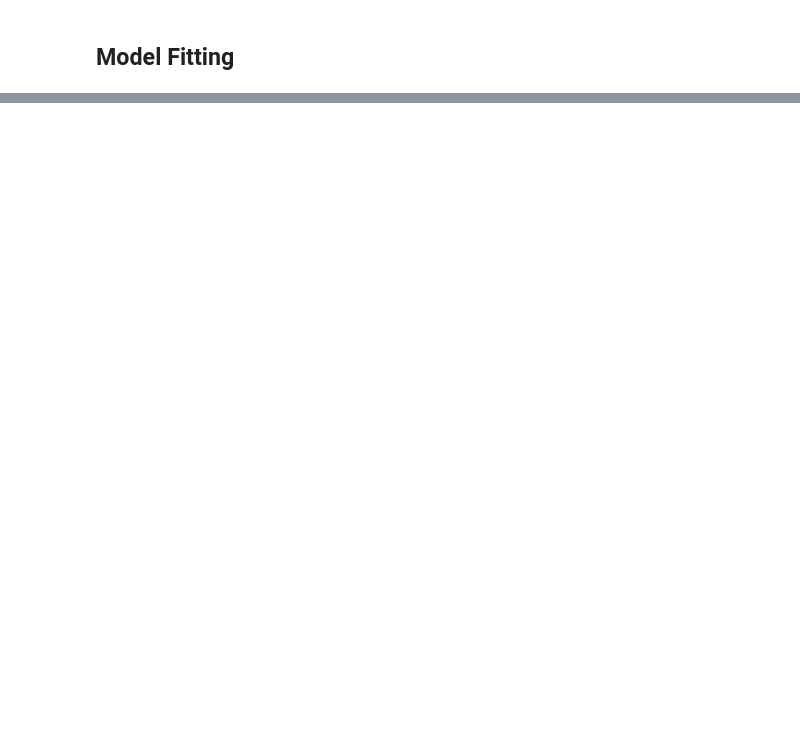
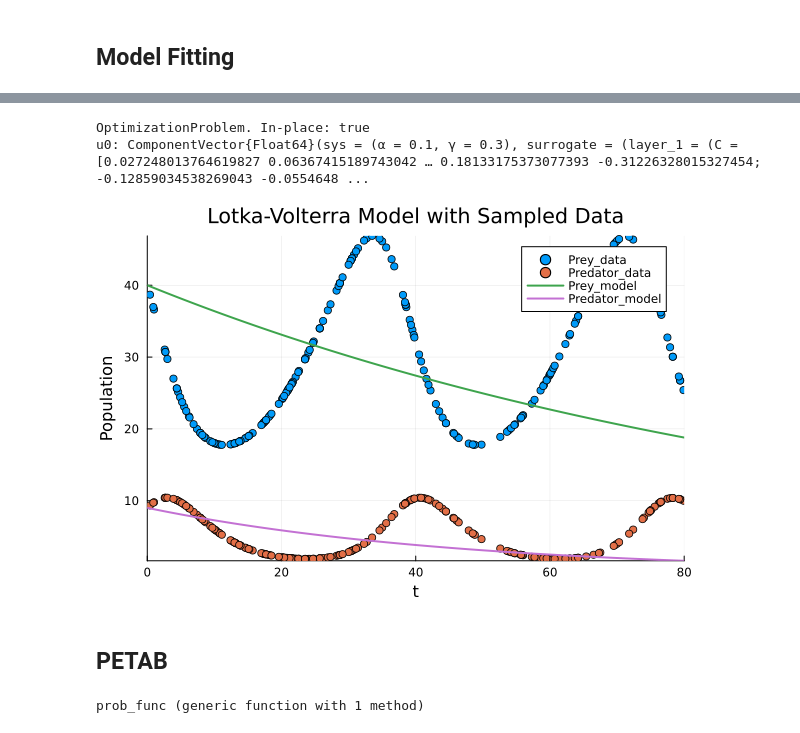
Before and after one commit to MarcusGalea/discovering_hidden_physics, a Jupyter notebook: scripts/LV_SINDy.ipynb, the cells around one changed output, grey strips where cells are left out. Saved outputs shown, nothing was run; the diff lists cells and outputs as text; code cells hidden in the pictures; blank space fills up the shorter version.

```diff
--- a/scripts/LV_SINDy.ipynb
+++ b/scripts/LV_SINDy.ipynb
@@ -393,3 +739,46 @@ BoundsError: BoundsError: attempt to access 4-element Vector{ForwardDiff.Dual{Fo
+# %%
+alpha = 1e-3 # Lasso penalty
+l1_ratio = 0.5 # Lasso/Ridge ratio
+obs = Dict("prey_o" => x, "predator_o" => y)
+u0map = Dict([x => 40.0, y => 9.0])
+peprob = HybridPEProblem(hmodel, obs, train_measurements, u0map;
+                   conditions = initial_conditions, include_plot = false,
+                   ens_alg = EnsembleSerial(),
+                   alg = Rosenbrock23(),
+                      alpha = alpha,
+                      l1_ratio = l1_ratio
+                   );
+# %%
+adalg = Optimization.AutoForwardDiff() #Optimization.AutoZygote() # Optimization.AutoReverseDiff(compile=false) #
+optfun = OptimizationFunction((p, p_useless) -> peprob.obj_func(p), adalg)
+p_guess = initp #.* eps(Float64) # Numerically small initial guess
+optprobude = OptimizationProblem(optfun, p_guess)#, lb = zeros(length(initp)), ub = ones(length(initp)) .* 1e1)
+# %% [output]
+OptimizationProblem. In-place: true
+u0: ComponentVector{Float64}(sys = (α = 0.1, γ = 0.3), surrogate = (layer_1 = (C = [0.027248013764619827 0.06367415189743042 … 0.18133175373077393 -0.31226328015327454; -0.12859034538269043 -0.0554648 ...
+# %%
+#solve optimiation problem
+opt_sol_ude = solve(optprobude, PolyOpt(),
+            maxiters = 300,
+            show_trace = true,
+            show_every = 10,)
+# %%
+ude_prob = EnsembleProblem(hmodel, initial_conditions, tspan, opt_sol_ude.u)
+ude_sol = solve(ude_prob, Rodas5(), EnsembleDistributed(), trajectories = length(initial_conditions), saveat = dt)
+scatter(timedata[sample_idcs], data[sample_idcs, :], label=["Prey_data" "Predator_data"], xlabel="Time", ylabel="Population", title="Lotka-Volterra Model with Sampled Data", legend =:topright)
+plot!(ude_sol, label = ["Prey_model" "Predator_model"], linewidth=2, markersize=4, legend =:topright)
+# savefig(joinpath(plotsdir, "LV_SINDy_res_2.png"))
+# %% [output]
+[figure, added]
+# %% [markdown]
+## PETAB
+# %%
+
+function prob_func(prob, i, repeat)
+    remake(prob, u0 = 1e-0* randn(length(initp)).+p_guess)
+end
+# %% [output]
+prob_func (generic function with 1 method)
 # %%
 # #### PETAB Model
 # using PEtab
```
Also changed, not shown: parts of 48 cells of this notebook, 13 other files.
